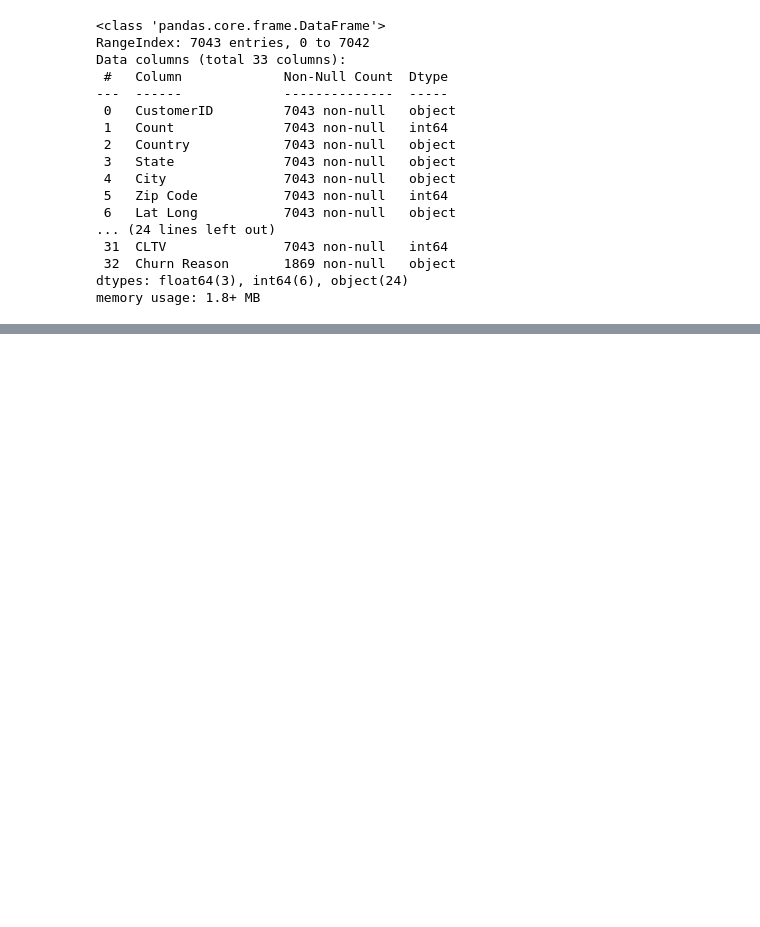
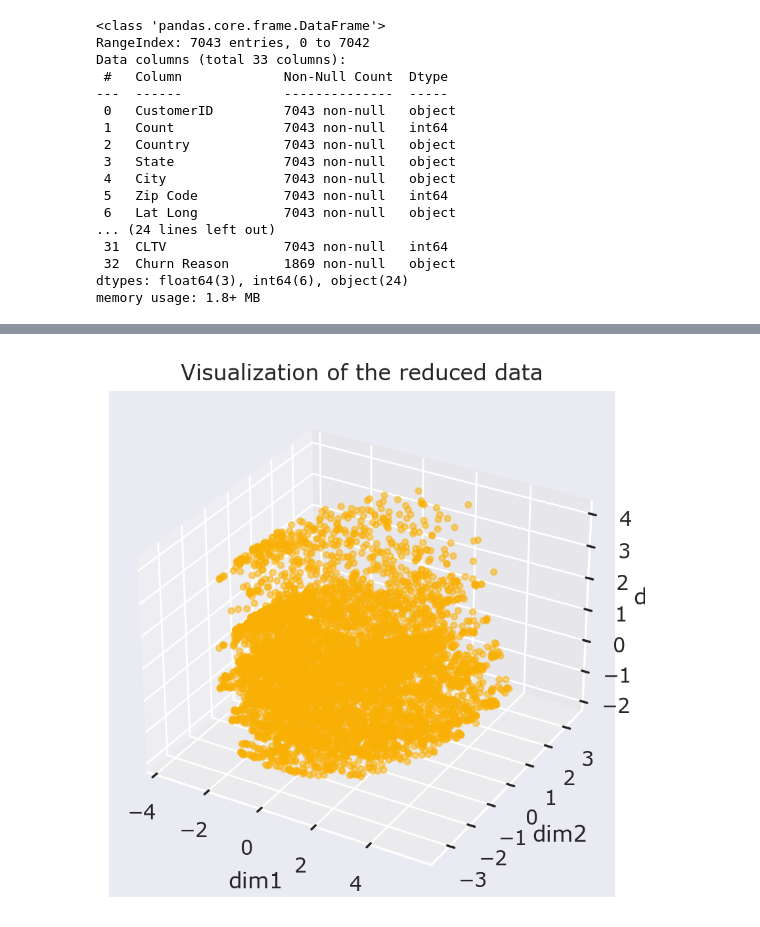
Before and after one commit to Arup3201/Customer-Retention-Analysis, a Jupyter notebook: Customer Retention Analysis.ipynb, the cells around one changed output, grey strips where cells are left out. Cells and saved outputs as stored; diff of their text form; code cells hidden in the pictures; blank space fills up the shorter version.

```diff
--- a/Customer Retention Analysis.ipynb
+++ b/Customer Retention Analysis.ipynb
@@ -79,0 +306,9 @@ memory usage: 1.8+ MB
+# %%
+# Build the standardizer
+scaler = StandardScaler()
+data_scaled = scaler.fit_transform(df)
+
+# Copy the dataframe
+df_scaled = df.copy()
+df_scaled = pd.DataFrame(data_scaled)
+df_scaled.info()
@@ -79,0 +333,10 @@ memory usage: 1.8+ MB
+# %%
+df = df_scaled.copy()
+# %%
+# Apply PCA to reduce the no of features into 3 features only
+pca = PCA(n_components=3)
+
+reduction_data = pca.fit_transform(df)
+
+df_reduction = pd.DataFrame(reduction_data, columns=['dim1', 'dim2', 'dim3'])
+df_reduction.info()
@@ -79,0 +354,23 @@ memory usage: 1.8+ MB
+# %%
+df = df_reduction.copy()
+# %%
+# Visualize the reduced dimension of the data
+ax = plt.axes(projection='3d')
+
+X = df['dim1'].to_numpy()
+Y = df['dim2'].to_numpy()
+Z = df['dim3'].to_numpy()
+
+ax.grid(b = True, color ='grey',
+        linestyle ='-.', linewidth = 0.3,
+        alpha = 0.2)
+
+ax.scatter3D(X, Y, Z, c=primary_color, s=10, alpha=0.5)
+
+ax.set_title("Visualization of the reduced data")
+ax.set_xlabel('dim1')
+ax.set_ylabel('dim2')
+ax.set_zlabel('dim3')
+plt.show()
+# %% [output]
+[figure, added]
```
Also changed, not shown: parts of 34 cells of this notebook, 1 other file.
